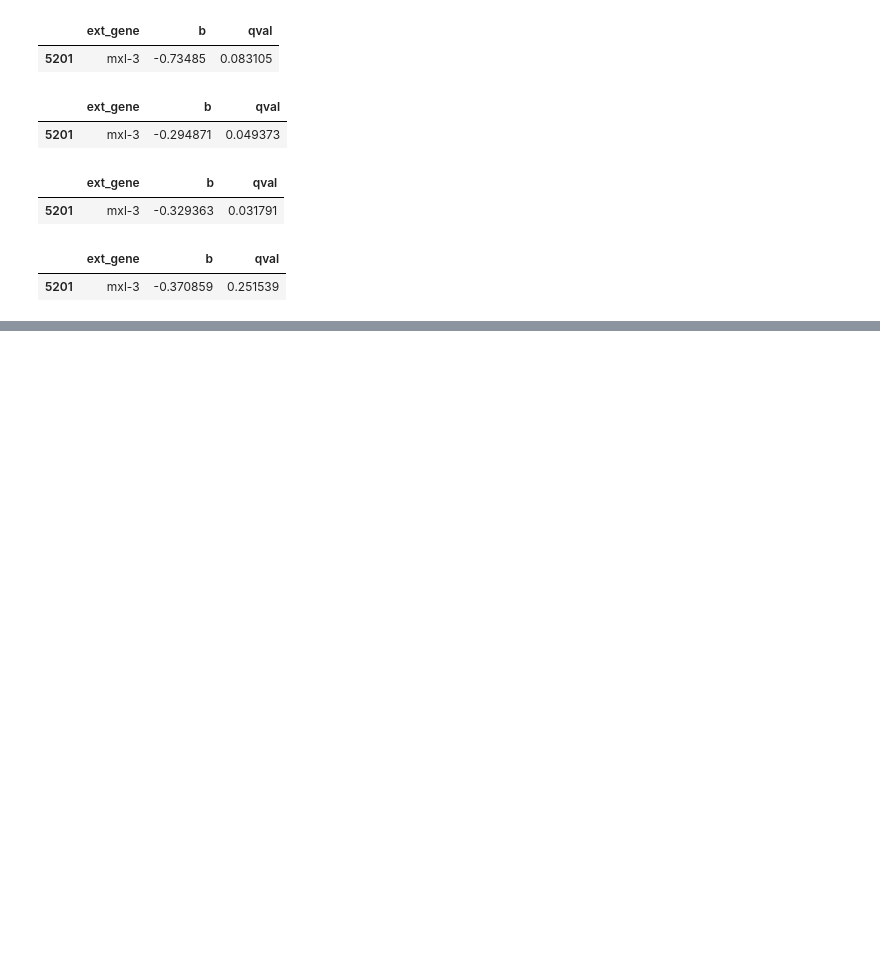
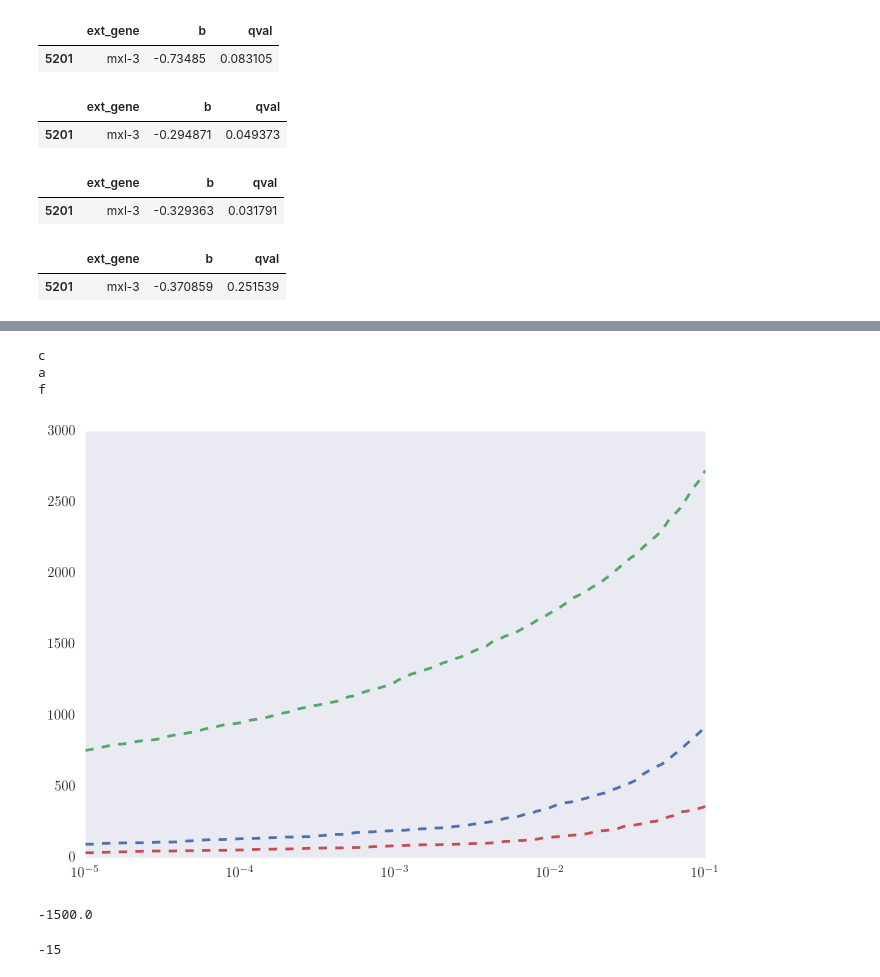
Before and after one commit to WormLabCaltech/mprsq, a Jupyter notebook: src/Genetic Analysis of RNA-Seq Data.ipynb, the cells around one changed output, grey strips where cells are left out. Saved outputs shown, nothing was run; the diff lists cells and outputs as text; code cells hidden in the pictures; blank space fills up the shorter version.

```diff
--- a/src/Genetic Analysis of RNA-Seq Data.ipynb
+++ b/src/Genetic Analysis of RNA-Seq Data.ipynb
@@ -1760,0 +1834,3 @@ HTML(html)
+# %%
+for genotype in b_df.genotype.unique():
+    print(genotype, b_df[(b_df.genotype == genotype) & (q_df.q < 10**-2)].shape[0])
@@ -1760,0 +1845,14 @@ HTML(html)
+# %%
+x = np.logspace(-5, -1, 100)
+for genotype in b_df.genotype.unique():
+    if genotype not in ['a', 'f', 'c']:
+        continue
+    print(genotype)
+    y = [b_df[(b_df.genotype == genotype) & (q_df.q < xi)].shape[0] for xi in x]
+    plt.plot(x, y, '--', lw=2)
+plt.xscale('log')
+# %% [output]
+c
+a
+f
+[figure, added]
@@ -1760,0 +1862,8 @@ HTML(html)
+# %%
+f/10**-2
+# %% [output]
+-1500.0
+# %%
+f
+# %% [output]
+-15
```
Also changed, not shown: parts of 8 cells of this notebook, 14 other files.
